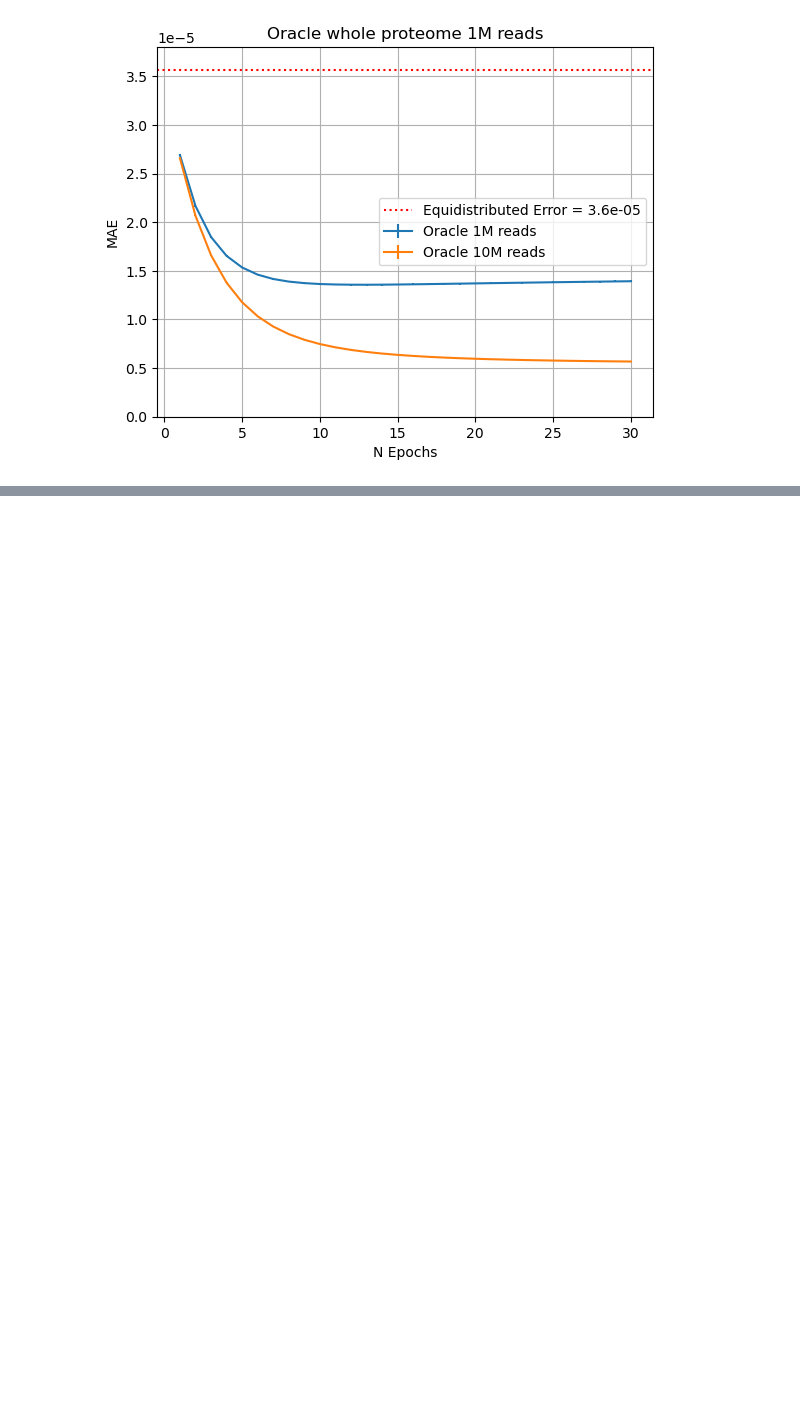
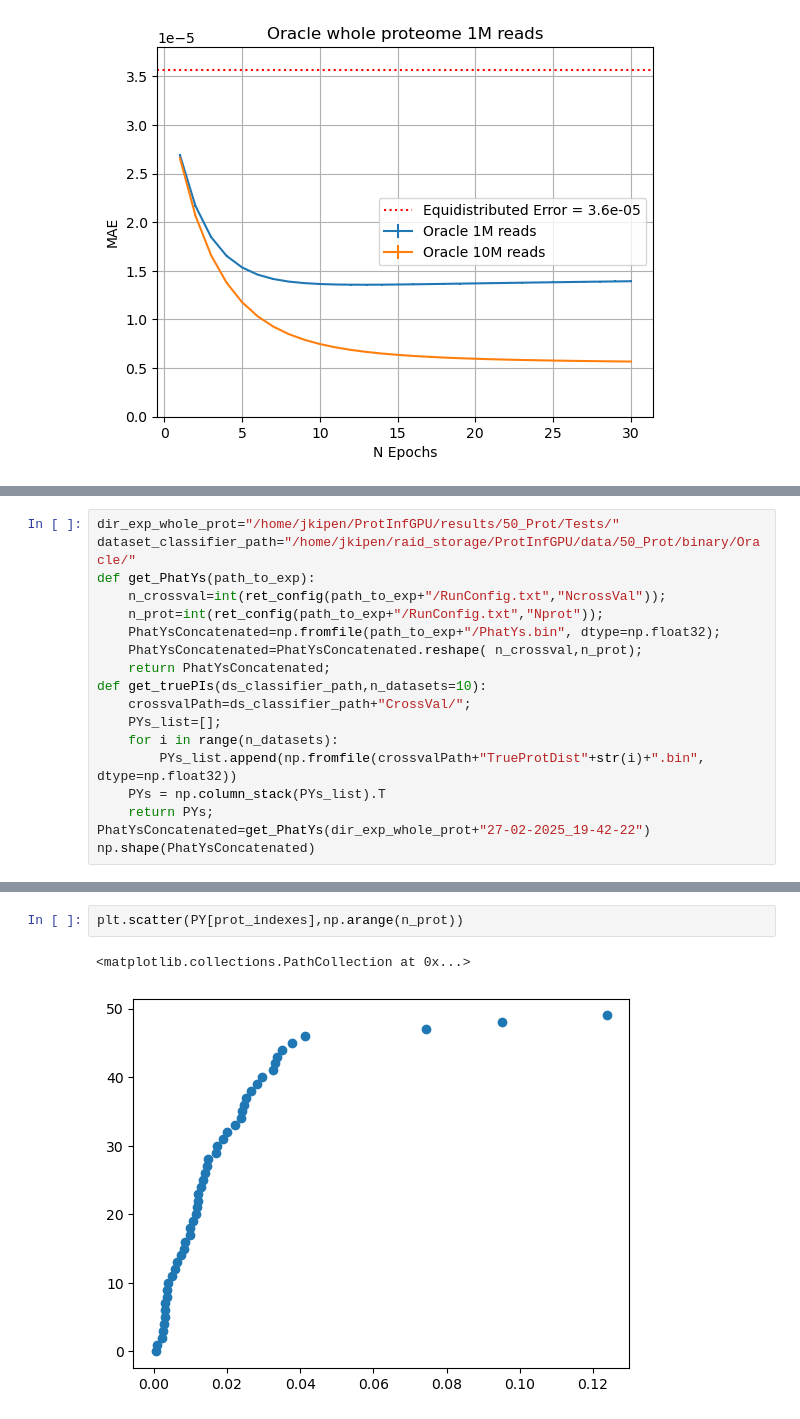
Before and after one commit to JavierKipen/ProtInfGPU, a Jupyter notebook: scripts/WhatprotDatasets.ipynb, the cells around one changed output, grey strips where cells are left out. Saved outputs shown, nothing was run; the diff lists cells and outputs as text; blank space fills up the shorter version.

```diff
--- a/scripts/WhatprotDatasets.ipynb
+++ b/scripts/WhatprotDatasets.ipynb
@@ -220,0 +225,18 @@ plt.show()
+# %%
+dir_exp_whole_prot="/home/jkipen/ProtInfGPU/results/50_Prot/Tests/"
+dataset_classifier_path="/home/jkipen/raid_storage/ProtInfGPU/data/50_Prot/binary/Oracle/"
+def get_PhatYs(path_to_exp):
+    n_crossval=int(ret_config(path_to_exp+"/RunConfig.txt","NcrossVal"));
+    n_prot=int(ret_config(path_to_exp+"/RunConfig.txt","Nprot"));
+    PhatYsConcatenated=np.fromfile(path_to_exp+"/PhatYs.bin", dtype=np.float32);
+    PhatYsConcatenated=PhatYsConcatenated.reshape( n_crossval,n_prot);
+    return PhatYsConcatenated;
+def get_truePIs(ds_classifier_path,n_datasets=10):
+    crossvalPath=ds_classifier_path+"CrossVal/";
+    PYs_list=[];
+    for i in range(n_datasets):
+        PYs_list.append(np.fromfile(crossvalPath+"TrueProtDist"+str(i)+".bin", dtype=np.float32))
+    PYs = np.column_stack(PYs_list).T
+    return PYs;
+PhatYsConcatenated=get_PhatYs(dir_exp_whole_prot+"27-02-2025_19-42-22")
+np.shape(PhatYsConcatenated)
@@ -220,0 +352,5 @@ plt.show()
+# %%
+plt.scatter(PY[prot_indexes],np.arange(n_prot))
+# %% [output]
+<matplotlib.collections.PathCollection at 0x...>
+[figure, added]
```
Also changed, not shown: parts of 7 cells of this notebook, 27 other files.
